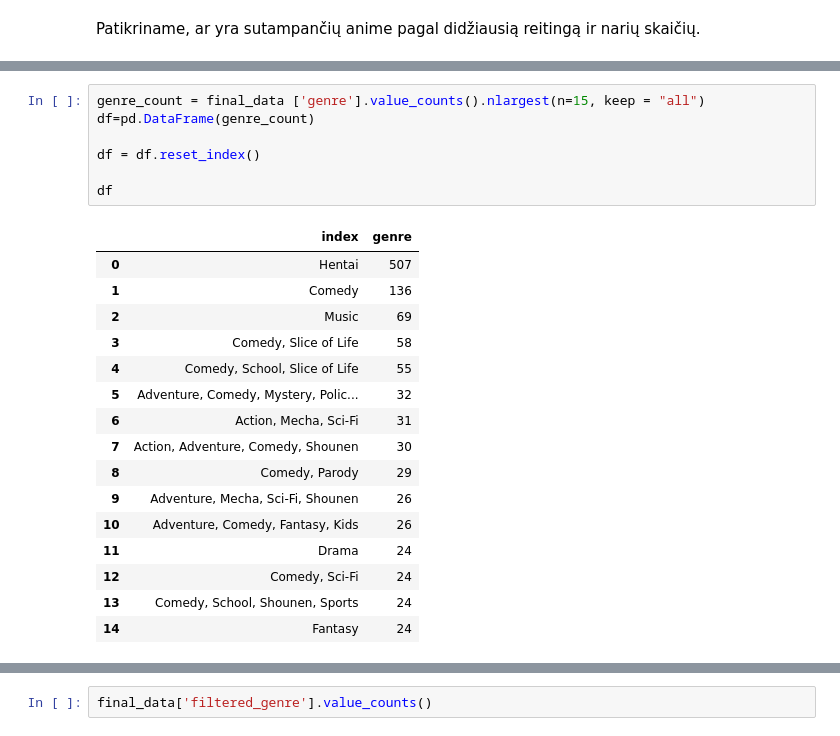
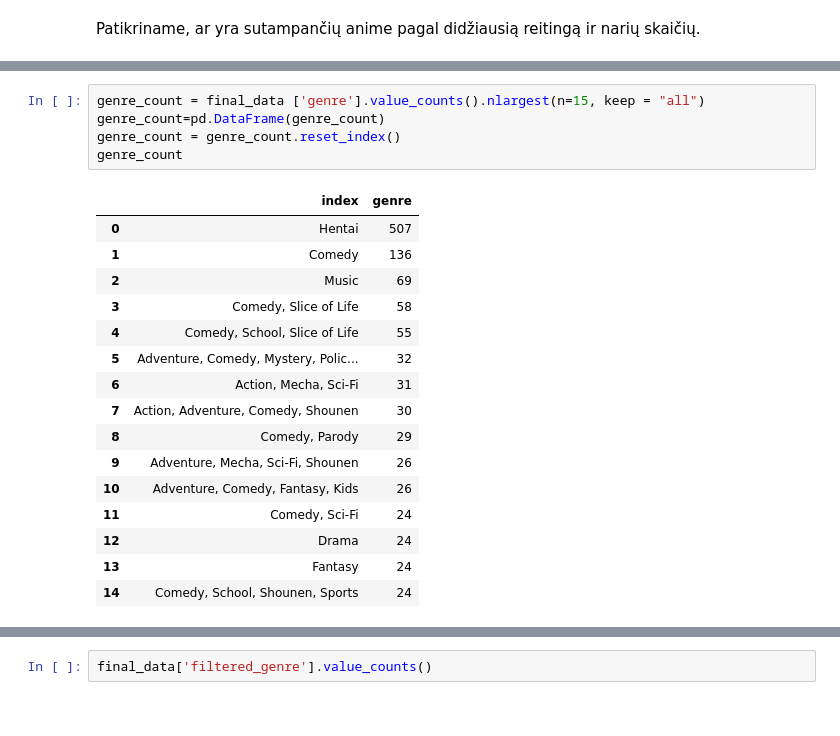
Before and after one commit to ErnestaTum/-Python_mokymai, a Jupyter notebook: baigiamasis_darbas.ipynb, the cells around one changed output, grey strips where cells are left out. Drawn from its saved outputs; the diff is of its cells as text.

```diff
--- a/baigiamasis_darbas.ipynb
+++ b/baigiamasis_darbas.ipynb
@@ -237,24 +222,22 @@ ax[1].imshow(myImage_2)
 # %%
 genre_count = final_data ['genre'].value_counts().nlargest(n=15, keep = "all")
-df=pd.DataFrame(genre_count)
-
-df = df.reset_index()
-
-df
+genre_count=pd.DataFrame(genre_count)
+genre_count = genre_count.reset_index()
+genre_count
 # %% [output]
 |  | index | genre |
 | 0 | Hentai | 507 |
 | 1 | Comedy | 136 |
 | 2 | Music | 69 |
 | 3 | Comedy, Slice of Life | 58 |
 | 4 | Comedy, School, Slice of Life | 55 |
 | 5 | Adventure, Comedy, Mystery, Polic... | 32 |
 | 6 | Action, Mecha, Sci-Fi | 31 |
 | 7 | Action, Adventure, Comedy, Shounen | 30 |
 | 8 | Comedy, Parody | 29 |
 | 9 | Adventure, Mecha, Sci-Fi, Shounen | 26 |
 | 10 | Adventure, Comedy, Fantasy, Kids | 26 |
-| 11 | Drama | 24 |
-| 12 | Comedy, Sci-Fi | 24 |
-| 13 | Comedy, School, Shounen, Sports | 24 |
-| 14 | Fantasy | 24 |
+| 11 | Comedy, Sci-Fi | 24 |
+| 12 | Drama | 24 |
+| 13 | Fantasy | 24 |
+| 14 | Comedy, School, Shounen, Sports | 24 |
```
Also changed, not shown: parts of 14 cells of this notebook.
